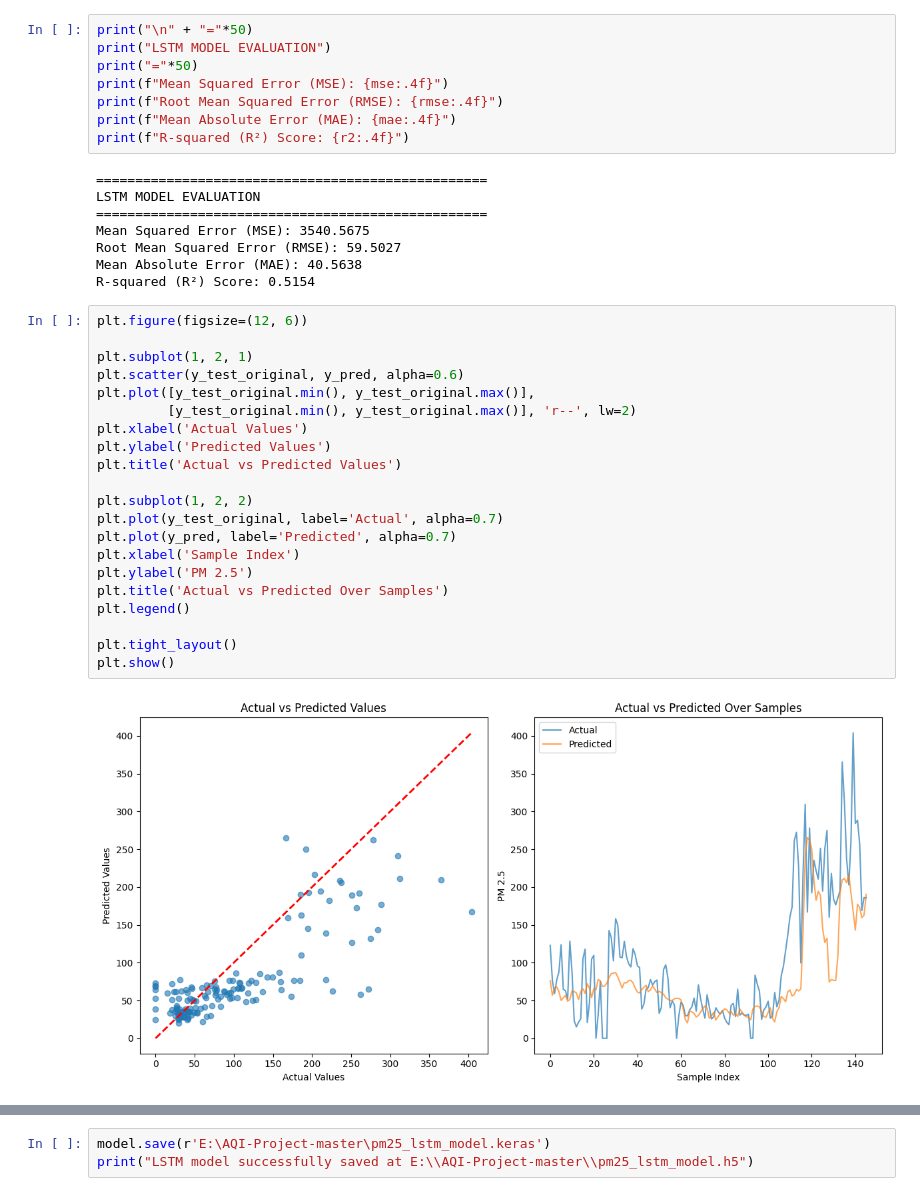
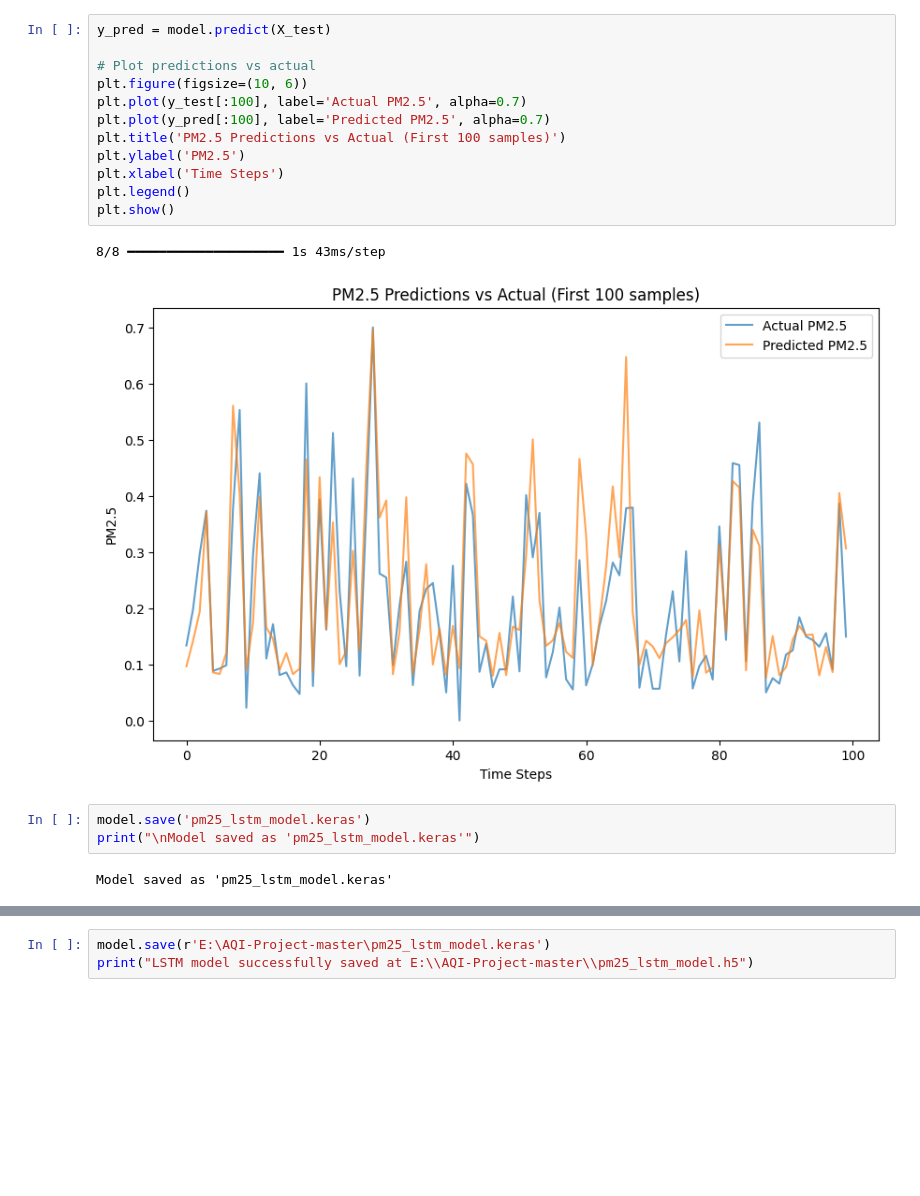
Before and after one commit to Parasuram2530/Infosys-Springboard, a Jupyter notebook: lstm_.ipynb, the cells around one changed output, grey strips where cells are left out. Drawn from its saved outputs; the diff is of its cells as text; blank space fills up the shorter version.

```diff
--- a/lstm_.ipynb
+++ b/lstm_.ipynb
@@ -227,40 +196,21 @@ r2 = r2_score(y_test_original, y_pred)
 # %%
-print("\n" + "="*50)
-print("LSTM MODEL EVALUATION")
-print("="*50)
-print(f"Mean Squared Error (MSE): {mse:.4f}")
-print(f"Root Mean Squared Error (RMSE): {rmse:.4f}")
-print(f"Mean Absolute Error (MAE): {mae:.4f}")
-print(f"R-squared (R²) Score: {r2:.4f}")
+y_pred = model.predict(X_test)
+
+# Plot predictions vs actual
+plt.figure(figsize=(10, 6))
+plt.plot(y_test[:100], label='Actual PM2.5', alpha=0.7)
+plt.plot(y_pred[:100], label='Predicted PM2.5', alpha=0.7)
+plt.title('PM2.5 Predictions vs Actual (First 100 samples)')
+plt.ylabel('PM2.5')
+plt.xlabel('Time Steps')
+plt.legend()
+plt.show()
 # %% [output]
-==================================================
-LSTM MODEL EVALUATION
-==================================================
-Mean Squared Error (MSE): 3540.5675
-Root Mean Squared Error (RMSE): 59.5027
-Mean Absolute Error (MAE): 40.5638
-R-squared (R²) Score: 0.5154
+8/8 ━━━━━━━━━━━━━━━━━━━━ 1s 43ms/step
+[figure, added]
 # %%
-plt.figure(figsize=(12, 6))
-
-plt.subplot(1, 2, 1)
-plt.scatter(y_test_original, y_pred, alpha=0.6)
-plt.plot([y_test_original.min(), y_test_original.max()],
-         [y_test_original.min(), y_test_original.max()], 'r--', lw=2)
-plt.xlabel('Actual Values')
-plt.ylabel('Predicted Values')
-plt.title('Actual vs Predicted Values')
-
-plt.subplot(1, 2, 2)
-plt.plot(y_test_original, label='Actual', alpha=0.7)
-plt.plot(y_pred, label='Predicted', alpha=0.7)
-plt.xlabel('Sample Index')
-plt.ylabel('PM 2.5')
-plt.title('Actual vs Predicted Over Samples')
-plt.legend()
-
-plt.tight_layout()
-plt.show()
+model.save('pm25_lstm_model.keras')
+print("\nModel saved as 'pm25_lstm_model.keras'")
 # %% [output]
-[figure, removed]
+Model saved as 'pm25_lstm_model.keras'
 # %%
```
Also changed, not shown: parts of 12 cells of this notebook, 1 other file.
